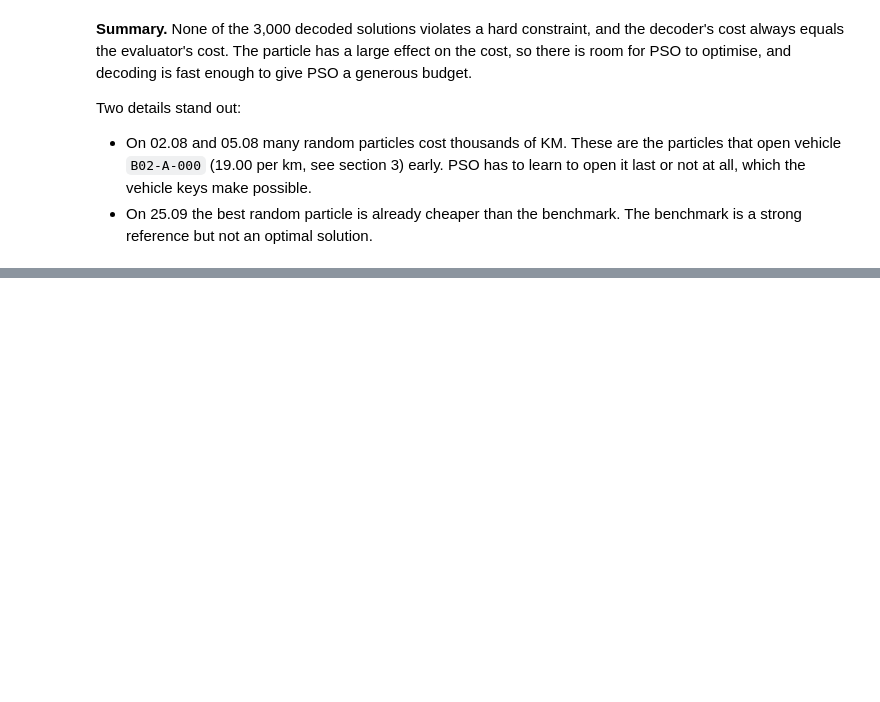
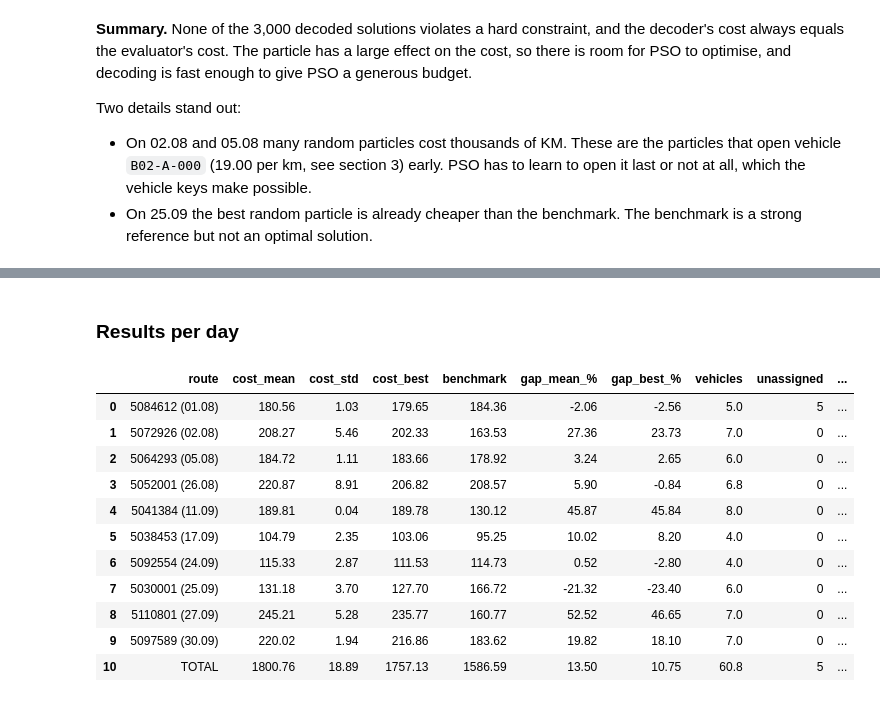
Before and after one commit to Anjar425/vrp-pso-clustering, a Jupyter notebook: notebooks/VRP.ipynb, the cells around one changed output, grey strips where cells are left out. Saved outputs shown, nothing was run; the diff lists cells and outputs as text; code cells hidden in the pictures; blank space fills up the shorter version.

```diff
--- a/notebooks/VRP.ipynb
+++ b/notebooks/VRP.ipynb
@@ -2024,0 +2256,21 @@ plt.show()
+# %% [markdown]
+### Results per day
+# %%
+m2_days = day_table(m2["summary"])
+extra = m2["summary"].groupby("ROUTE_ID")[["CLUSTERS", "REPAIRED"]].agg({"CLUSTERS": "first", "REPAIRED": "sum"})
+m2_days["clusters"] = [extra.loc[r, "CLUSTERS"] for r in ROUTE_IDS] + [np.nan]
+m2_days["repaired_customers"] = [extra.loc[r, "REPAIRED"] for r in ROUTE_IDS] + [extra["REPAIRED"].sum()]
+m2_days.round(2)
+# %% [output]
+|  | route | cost_mean | cost_std | cost_best | benchmark | gap_mean_% | gap_best_% | vehicles | unassigned | ... |
+| 0 | 5084612 (01.08) | 180.56 | 1.03 | 179.65 | 184.36 | -2.06 | -2.56 | 5.0 | 5 | ... |
+| 1 | 5072926 (02.08) | 208.27 | 5.46 | 202.33 | 163.53 | 27.36 | 23.73 | 7.0 | 0 | ... |
+| 2 | 5064293 (05.08) | 184.72 | 1.11 | 183.66 | 178.92 | 3.24 | 2.65 | 6.0 | 0 | ... |
+| 3 | 5052001 (26.08) | 220.87 | 8.91 | 206.82 | 208.57 | 5.90 | -0.84 | 6.8 | 0 | ... |
+| 4 | 5041384 (11.09) | 189.81 | 0.04 | 189.78 | 130.12 | 45.87 | 45.84 | 8.0 | 0 | ... |
+| 5 | 5038453 (17.09) | 104.79 | 2.35 | 103.06 | 95.25 | 10.02 | 8.20 | 4.0 | 0 | ... |
+| 6 | 5092554 (24.09) | 115.33 | 2.87 | 111.53 | 114.73 | 0.52 | -2.80 | 4.0 | 0 | ... |
+| 7 | 5030001 (25.09) | 131.18 | 3.70 | 127.70 | 166.72 | -21.32 | -23.40 | 6.0 | 0 | ... |
+| 8 | 5110801 (27.09) | 245.21 | 5.28 | 235.77 | 160.77 | 52.52 | 46.65 | 7.0 | 0 | ... |
+| 9 | 5097589 (30.09) | 220.02 | 1.94 | 216.86 | 183.62 | 19.82 | 18.10 | 7.0 | 0 | ... |
+| 10 | TOTAL | 1800.76 | 18.89 | 1757.13 | 1586.59 | 13.50 | 10.75 | 60.8 | 5 | ... |
```
Also changed, not shown: parts of 66 cells of this notebook, 7 other files.
